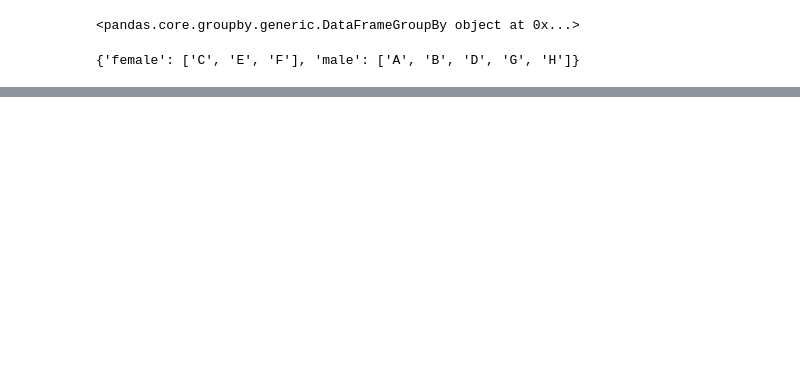
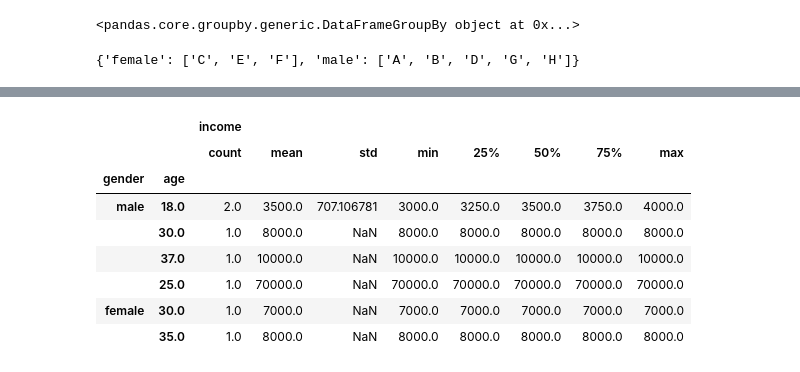
Before and after one commit to tongxizh/SLM_Credit_Risk, a Jupyter notebook: pandas/7. Grouping and Aggregation.ipynb, the cells around one changed output, grey strips where cells are left out. Cells and saved outputs as stored; diff of their text form; code cells hidden in the pictures; blank space fills up the shorter version.

```diff
--- a/pandas/7. Grouping and Aggregation.ipynb
+++ b/pandas/7. Grouping and Aggregation.ipynb
@@ -124,0 +462,12 @@ user_info_sex_group.get_group('female')
+# %%
+user_info_group.describe()
+# %% [output]
+|  |  | income |  |  |  |  |  |  |  |
+|  |  | count | mean | std | min | 25% | 50% | 75% | max |
+| gender | age |  |  |  |  |  |  |  |  |
+| male | 18.0 | 2.0 | 3500.0 | 707.106781 | 3000.0 | 3250.0 | 3500.0 | 3750.0 | 4000.0 |
+|  | 30.0 | 1.0 | 8000.0 | NaN | 8000.0 | 8000.0 | 8000.0 | 8000.0 | 8000.0 |
+|  | 37.0 | 1.0 | 10000.0 | NaN | 10000.0 | 10000.0 | 10000.0 | 10000.0 | 10000.0 |
+|  | 25.0 | 1.0 | 70000.0 | NaN | 70000.0 | 70000.0 | 70000.0 | 70000.0 | 70000.0 |
+| female | 30.0 | 1.0 | 7000.0 | NaN | 7000.0 | 7000.0 | 7000.0 | 7000.0 | 7000.0 |
+|  | 35.0 | 1.0 | 8000.0 | NaN | 8000.0 | 8000.0 | 8000.0 | 8000.0 | 8000.0 |
```
Also changed, not shown: parts of 96 cells of this notebook.
